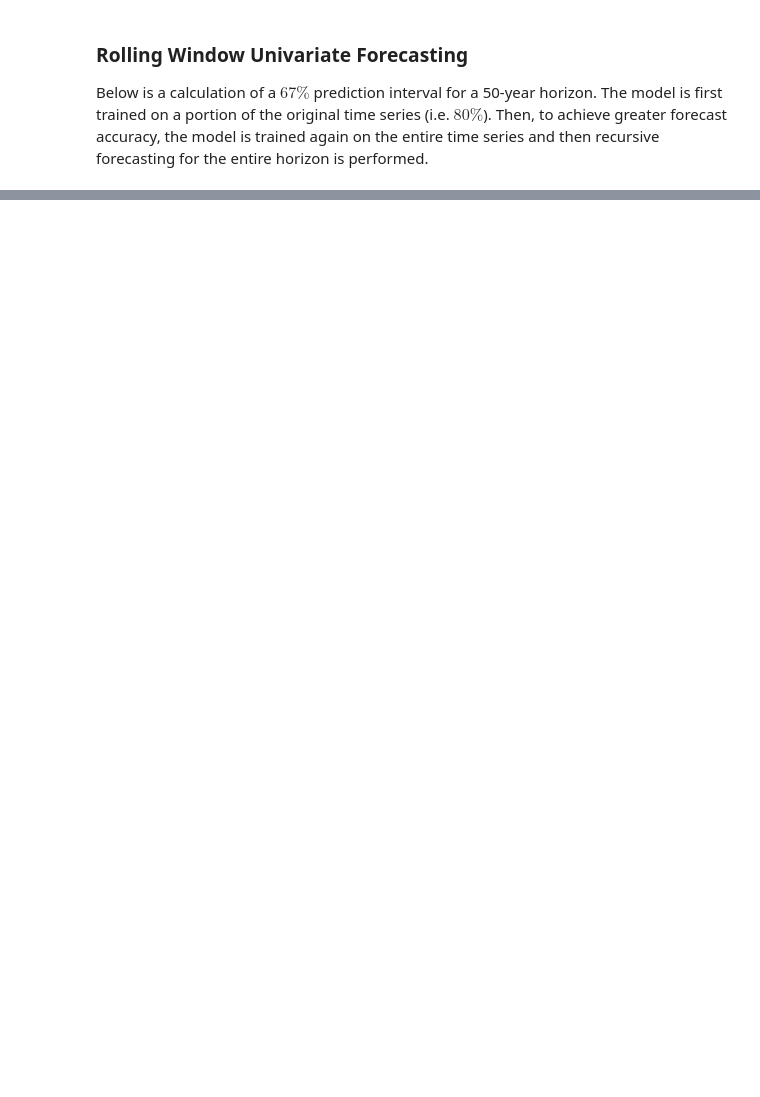
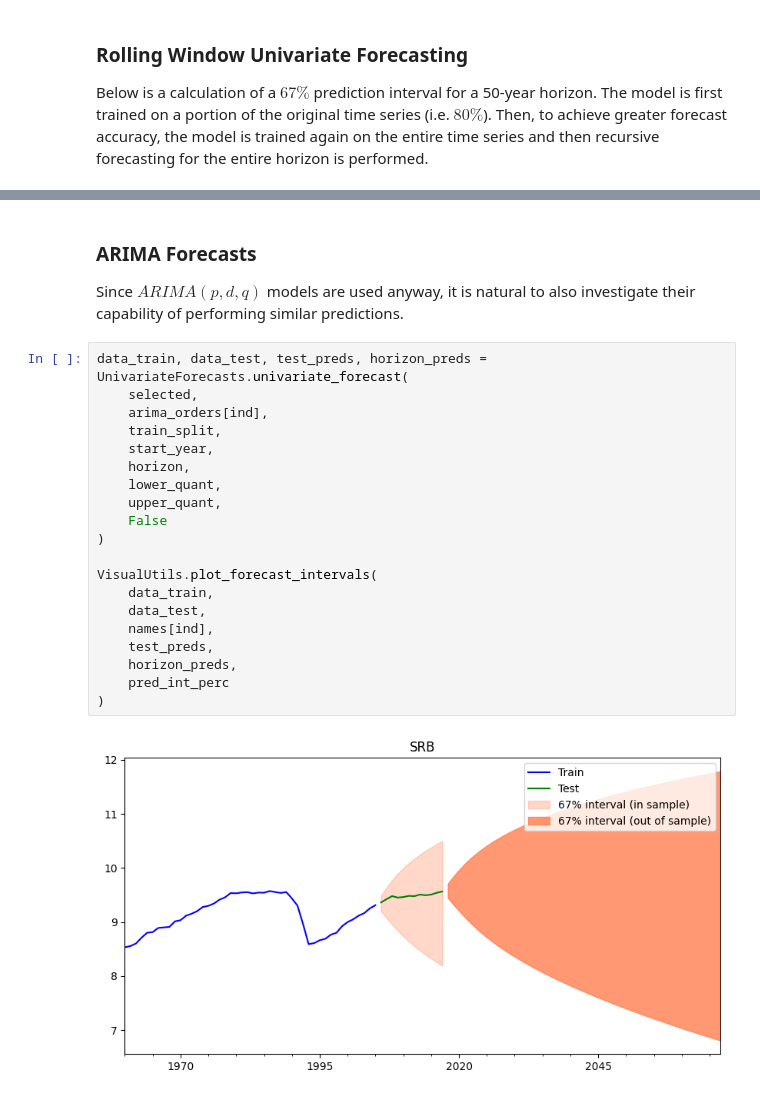
Before and after one commit to GeorgeKontos14/HPB-Economy, a Jupyter notebook: prob_forecasting.ipynb, the cells around one changed output, grey strips where cells are left out. Drawn from its saved outputs; the diff is of its cells as text; blank space fills up the shorter version.

Commit message:
Independent Multi-series forecasts and many-to-one forecasts

```diff
--- a/prob_forecasting.ipynb
+++ b/prob_forecasting.ipynb
@@ -92,0 +105,26 @@ VisualUtils.plot_forecast_intervals(
+# %% [markdown]
+### ARIMA Forecasts
+
+Since $ARIMA(p,d,q)$ models are used anyway, it is natural to also investigate their capability of performing similar predictions.
+# %%
+data_train, data_test, test_preds, horizon_preds = UnivariateForecasts.univariate_forecast(
+    selected,
+    arima_orders[ind],
+    train_split,
+    start_year,
+    horizon,
+    lower_quant,
+    upper_quant,
+    False
+)
+
+VisualUtils.plot_forecast_intervals(
+    data_train,
+    data_test,
+    names[ind],
+    test_preds,
+    horizon_preds,
+    pred_int_perc
+)
+# %% [output]
+[figure, added]
```
Also changed, not shown: parts of 13 cells of this notebook, 18 other files.
